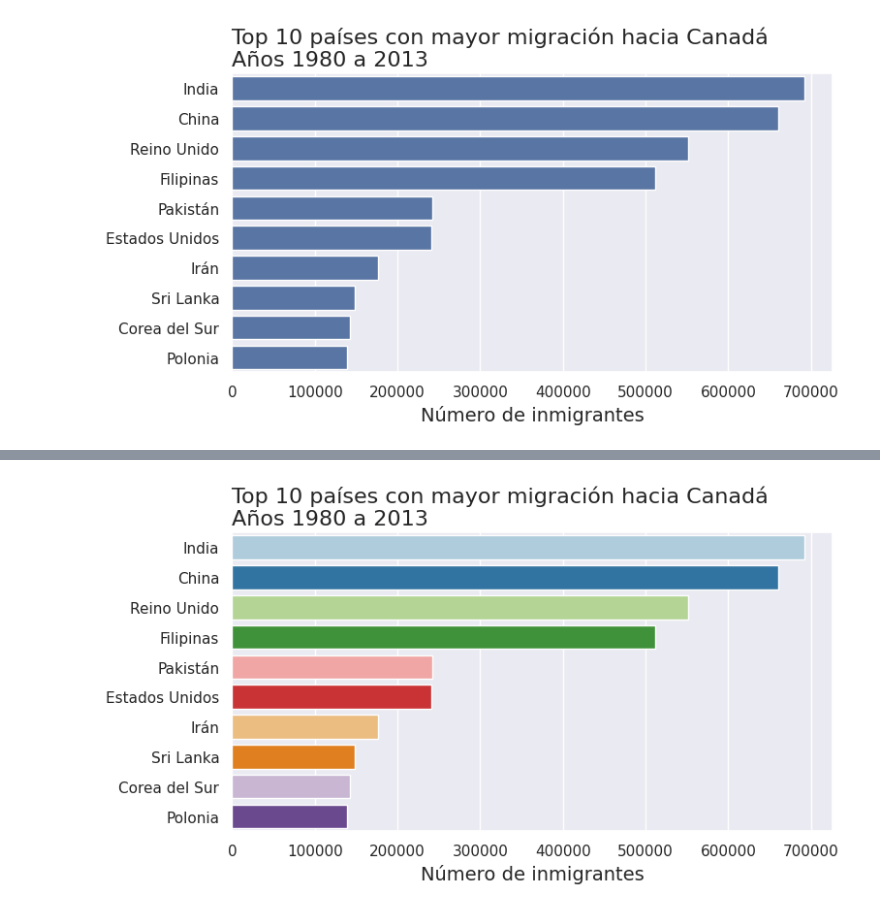
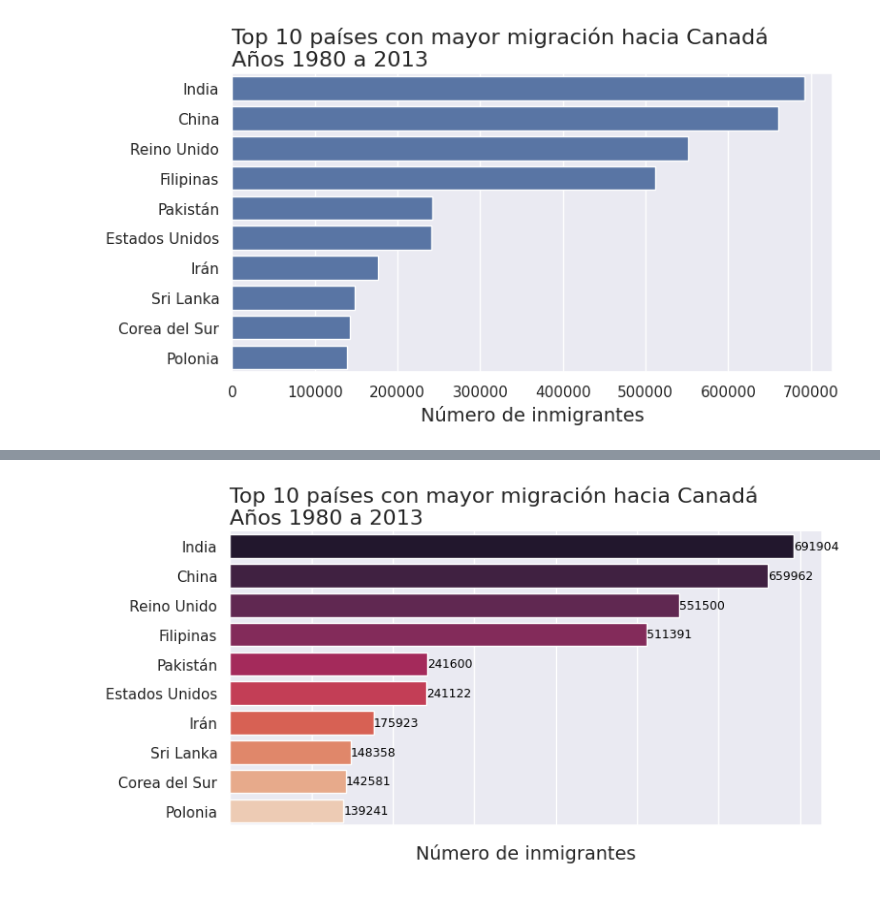
Before and after one commit to Goyo0117970/Visualizaci-n, a Jupyter notebook: visualizacion_de_datos_con_python.ipynb, the cells around one changed output, grey strips where cells are left out. Drawn from its saved outputs; the diff is of its cells as text; code cells hidden in the pictures.

```diff
--- a/visualizacion_de_datos_con_python.ipynb
+++ b/visualizacion_de_datos_con_python.ipynb
@@ -387,10 +387,14 @@ plt.show()
 # %%
 def generar_grafico(palette):
   fig, ax = plt.subplots(figsize=(8,4))
+  ax.set(xticklabels=[])
   ax = sns.barplot(data=top_10,x='Total',y =top_10.index, hue=top_10.index, orient='h',
                    palette =palette, legend=False)
   ax.set_title('Top 10 países con mayor migración hacia Canadá \nAños 1980 a 2013',
                loc ='left', fontsize =16)
   ax.set_xlabel('Número de inmigrantes', fontsize =14)
   ax.set_ylabel('')
+  sns.despine()
+  for i,j in enumerate(top_10['Total']):
+    ax.text(j+20,i,str(j),color='black',fontsize=9,ha='left', va='center')
   plt.show()
@@ -409,4 +401,5 @@ generar_grafico('coolwarm')
-# %%
-generar_grafico('Paired')
-# %% [output]
-[figure, removed]
+# %%
+sns.set_theme()
+generar_grafico('rocket')
+# %% [output]
+[figure, added]
```
Also changed, not shown: parts of 7 cells of this notebook.
